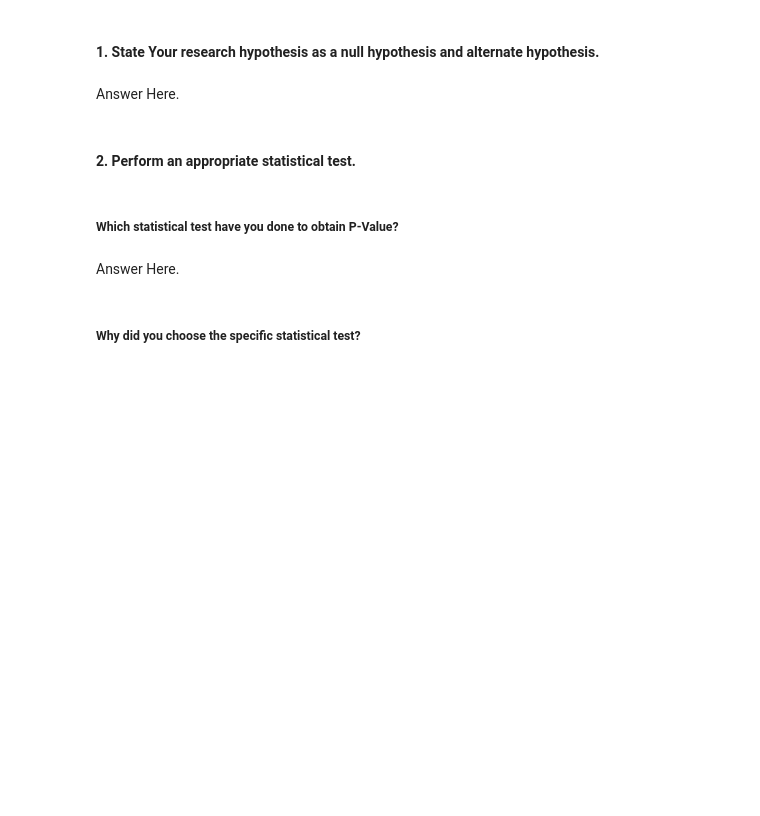
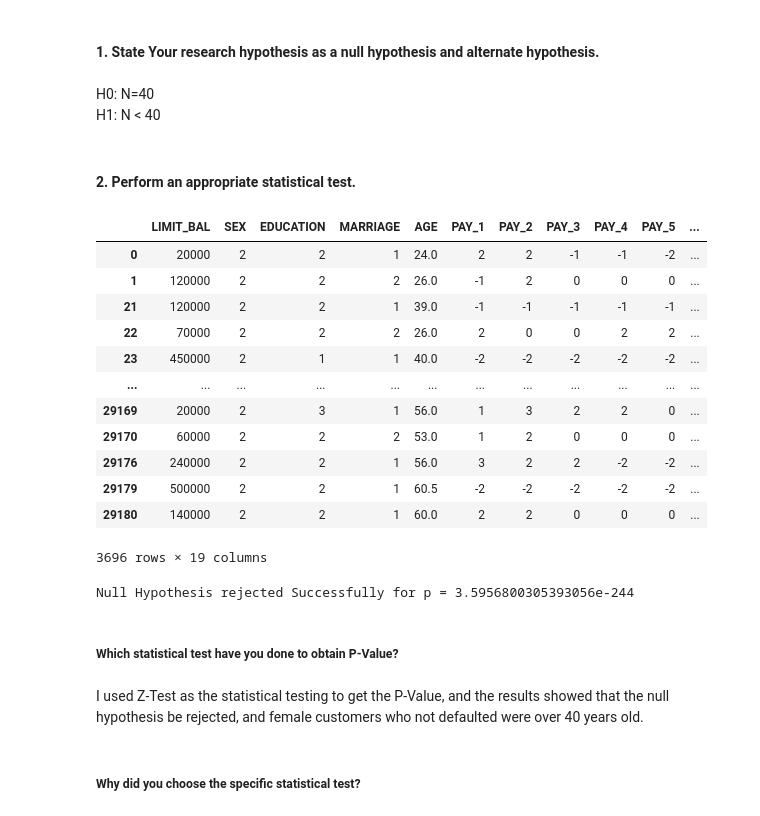
Before and after one commit to albin2122/Credit-Card-Default-Prediction, a Jupyter notebook: Credit_Card_Default_Prediction.ipynb, the cells around one changed output. Drawn from its saved outputs; the diff is of its cells as text; code cells hidden in the pictures; blank space fills up the shorter version.

```diff
--- a/Credit_Card_Default_Prediction.ipynb
+++ b/Credit_Card_Default_Prediction.ipynb
@@ -795,9 +803,27 @@ findz = findz()
 ### Hypothetical Statement - 1
 # %% [markdown]
 #### 1. State Your research hypothesis as a null hypothesis and alternate hypothesis.
-# %% [markdown]
-Answer Here.
+# %% [markdown]
+H0: N=40 \
+H1: N < 40
 # %% [markdown]
 #### 2. Perform an appropriate statistical test.
 # %%
 # Perform Statistical Test to obtain P-Value
+data_1 = credit_df[((credit_df['SEX']=='2') & (credit_df['Default']==1))]
+# %%
+data_1
+# %% [output]
+|  | LIMIT_BAL | SEX | EDUCATION | MARRIAGE | AGE | PAY_1 | PAY_2 | PAY_3 | PAY_4 | PAY_5 | ... |
+| 0 | 20000 | 2 | 2 | 1 | 24.0 | 2 | 2 | -1 | -1 | -2 | ... |
+| 1 | 120000 | 2 | 2 | 2 | 26.0 | -1 | 2 | 0 | 0 | 0 | ... |
+| 21 | 120000 | 2 | 2 | 1 | 39.0 | -1 | -1 | -1 | -1 | -1 | ... |
+| 22 | 70000 | 2 | 2 | 2 | 26.0 | 2 | 0 | 0 | 2 | 2 | ... |
+| 23 | 450000 | 2 | 1 | 1 | 40.0 | -2 | -2 | -2 | -2 | -2 | ... |
+| ... | ... | ... | ... | ... | ... | ... | ... | ... | ... | ... | ... |
+| 29169 | 20000 | 2 | 3 | 1 | 56.0 | 1 | 3 | 2 | 2 | 0 | ... |
+| 29170 | 60000 | 2 | 2 | 2 | 53.0 | 1 | 2 | 0 | 0 | 0 | ... |
+| 29176 | 240000 | 2 | 2 | 1 | 56.0 | 3 | 2 | 2 | -2 | -2 | ... |
+| 29179 | 500000 | 2 | 2 | 1 | 60.5 | -2 | -2 | -2 | -2 | -2 | ... |
+| 29180 | 140000 | 2 | 2 | 1 | 60.0 | 2 | 2 | 0 | 0 | 0 | ... |
+3696 rows × 19 columns
@@ -804,6 +836,17 @@ Answer Here.
+# %%
+# Getting Z value
+z = findz.mean(hypothesis_number,sample_mean,size,std)
+
+# Getting P - Value
+p = p_value(z=z,tailed='l',t="false",hypothesis_number=hypothesis_number,df=data_1,col="AGE")
+
+# Getting Conclusion
+print(conclusion(p))
+# %% [output]
+Null Hypothesis rejected Successfully for p = 3.5956800305393056e-244
 # %% [markdown]
 ##### Which statistical test have you done to obtain P-Value?
-# %% [markdown]
-Answer Here.
+# %% [markdown]
+I used Z-Test as the statistical testing to get the P-Value, and the results showed that the null hypothesis  be rejected, and female customers who not defaulted were over 40 years old.
 # %% [markdown]
 ##### Why did you choose the specific statistical test?
```
Also changed, not shown: parts of 34 cells of this notebook.
